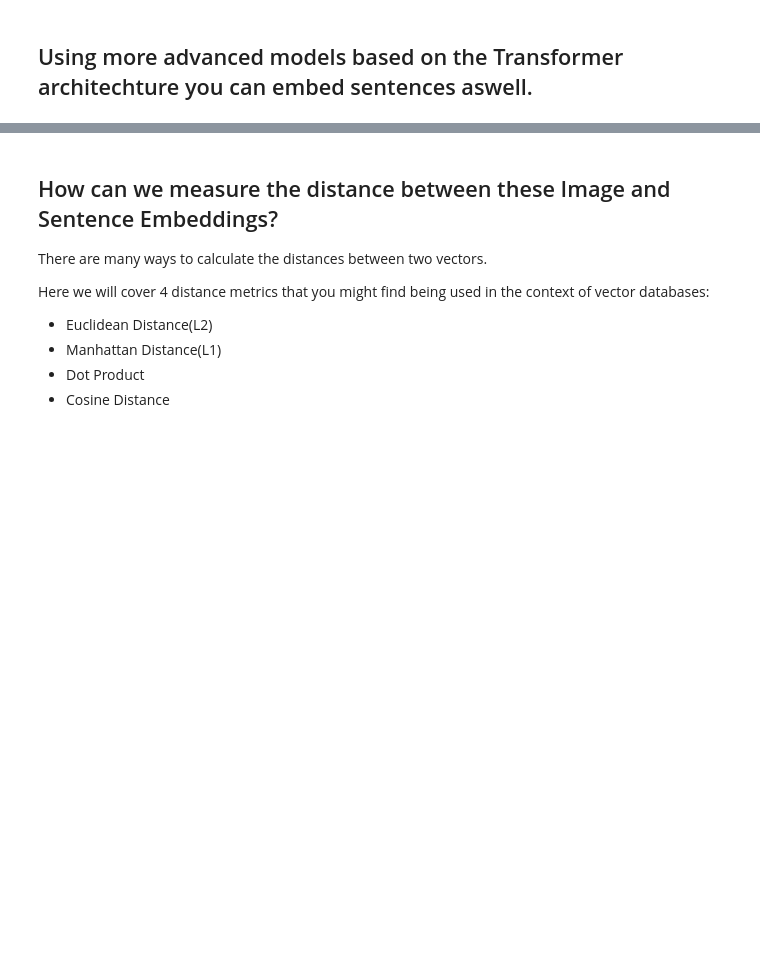
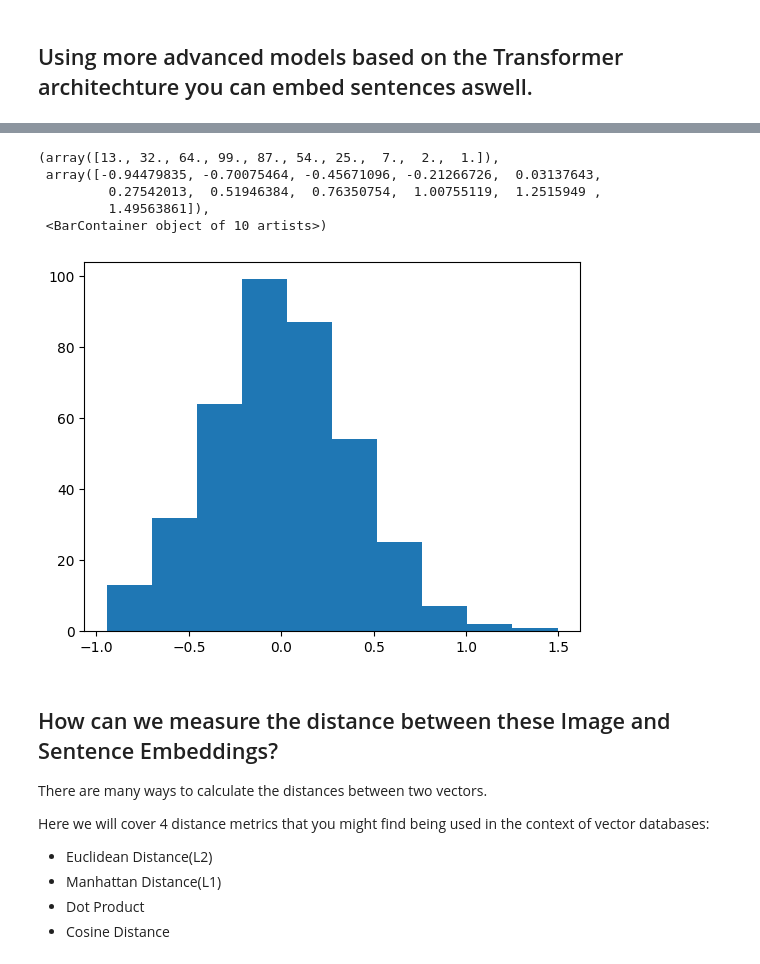
Before and after one commit to Hassanali-svg/llm_start, a Jupyter notebook: Embeddings/L1_Embeddings.ipynb, the cells around one changed output, grey strips where cells are left out. Cells and saved outputs as stored; diff of their text form; code cells hidden in the pictures; blank space fills up the shorter version.

```diff
--- a/Embeddings/L1_Embeddings.ipynb
+++ b/Embeddings/L1_Embeddings.ipynb
@@ -221,3 +218,12 @@ plt.show()
+# %%
+plt.hist(embedding[0])
+# %% [output]
+(array([13., 32., 64., 99., 87., 54., 25.,  7.,  2.,  1.]),
+ array([-0.94479835, -0.70075464, -0.45671096, -0.21266726,  0.03137643,
+         0.27542013,  0.51946384,  0.76350754,  1.00755119,  1.2515949 ,
+         1.49563861]),
+ <BarContainer object of 10 artists>)
+[figure, added]
 # %% [markdown]
 ## How can we measure the distance between these Image and Sentence Embeddings?
 
```
Also changed, not shown: parts of 25 cells of this notebook, 1 other file.
